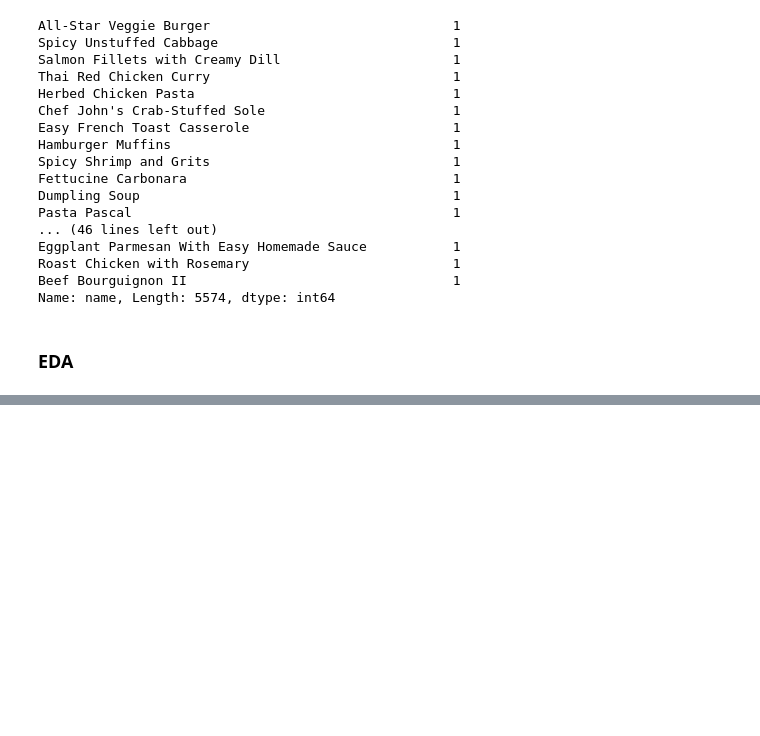
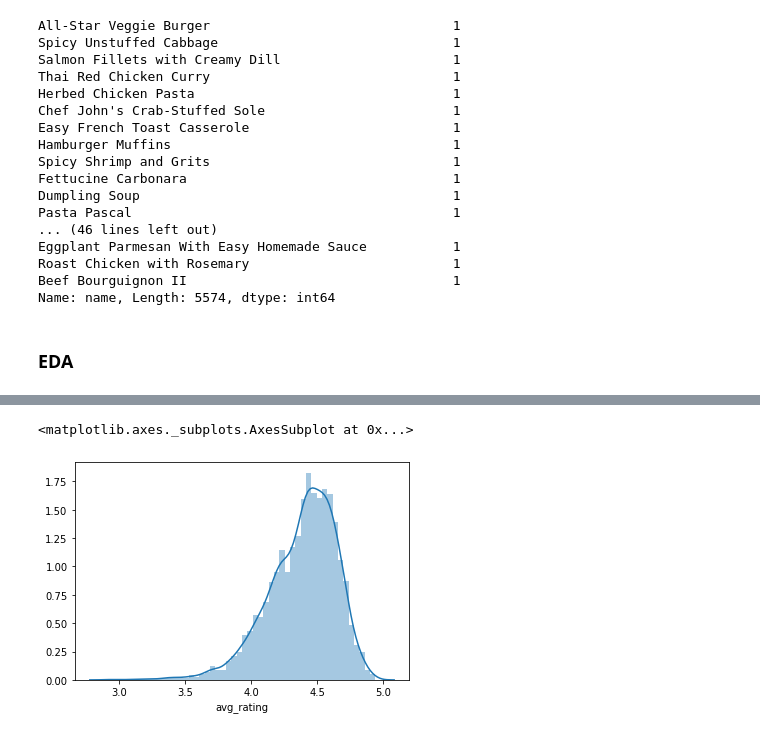
Before and after one commit to stephkendall/Recipe_Recs, a Jupyter notebook: EDA.ipynb, the cells around one changed output, grey strips where cells are left out. Drawn from its saved outputs; the diff is of its cells as text; code cells hidden in the pictures; blank space fills up the shorter version.

```diff
--- a/EDA.ipynb
+++ b/EDA.ipynb
@@ -263,0 +422,5 @@ plt.show()
+# %%
+sns.distplot(pltX['avg_rating'])
+# %% [output]
+<matplotlib.axes._subplots.AxesSubplot at 0x...>
+[figure, added]
```
Also changed, not shown: parts of 47 cells of this notebook, 12 other files.
